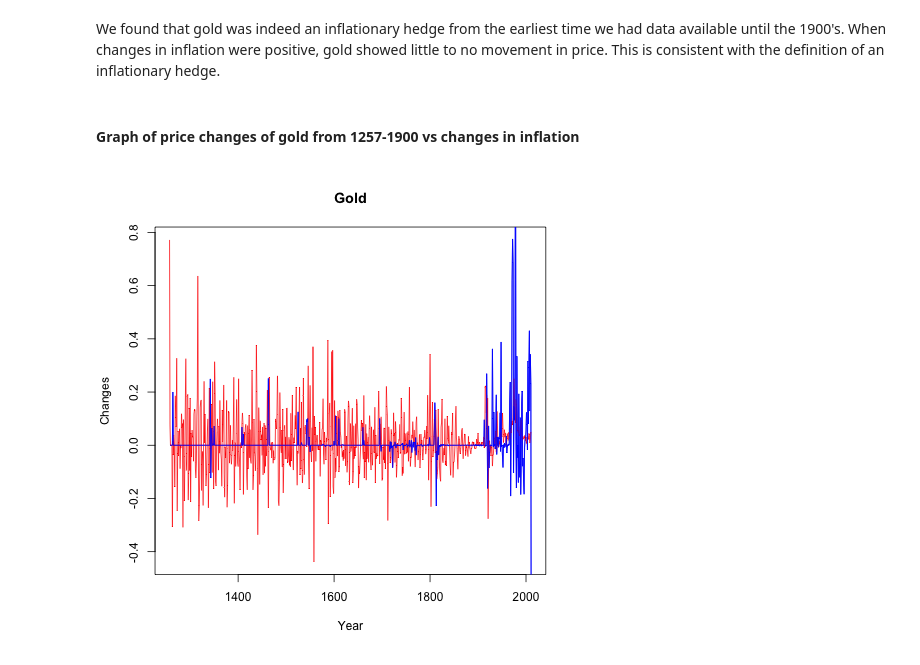
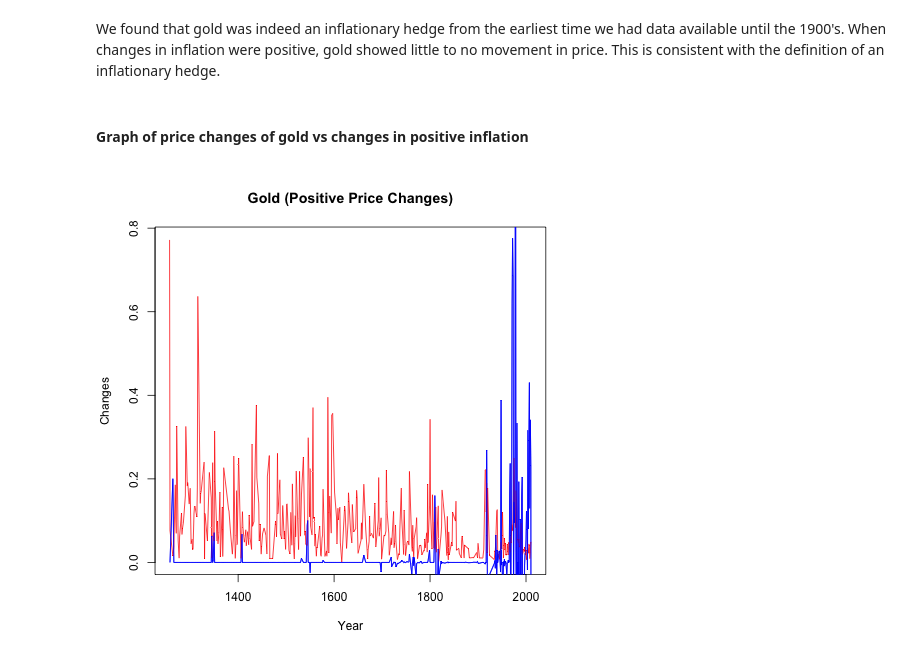
Before and after one commit to abadrenkov/data-analysis-template, a Jupyter notebook: notebooks/NB4_project_report.ipynb, the cells around one changed output. Saved outputs shown, nothing was run; the diff lists cells and outputs as text; code cells hidden in the pictures.

```diff
--- a/notebooks/NB4_project_report.ipynb
+++ b/notebooks/NB4_project_report.ipynb
@@ -76,8 +46,8 @@ The last challenge that we faced was analyzing the data. Given the scatterplot o
 # %% [markdown]
 We found that gold was indeed an inflationary hedge from the earliest time we had data available until the 1900's. When changes in inflation were positive, gold showed little to no movement in price. This is consistent with the definition of an inflationary hedge.
 # %% [markdown]
-#### Graph of price changes of gold from 1257-1900 vs changes in inflation
+#### Graph of price changes of gold vs changes in positive inflation
 # %%
-Image("../visualizations/Change_in_gold.png")
+Image("../visualizations/Gold_Positive_Price_Changes.png")
 # %% [output]
-[figure, old version]
+[figure, new version]
```
Also changed, not shown: parts of 21 cells of this notebook, 2 other files.
